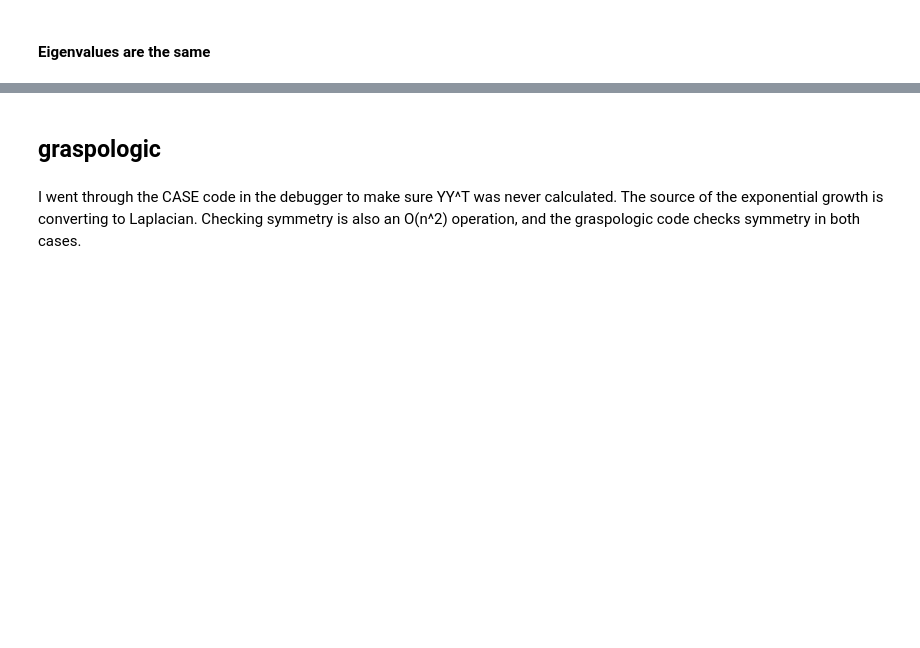
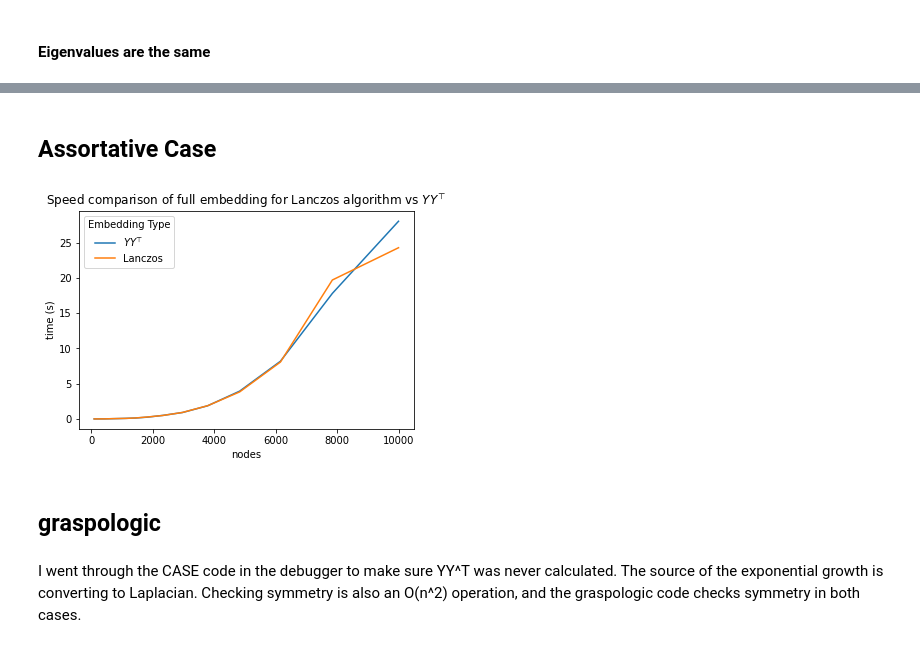
Before and after one commit to loftusa/graspy-personal, a Jupyter notebook: notebooks/LinearOperating_timetest.ipynb, the cells around one changed output, grey strips where cells are left out. Saved outputs shown, nothing was run; the diff lists cells and outputs as text; code cells hidden in the pictures; blank space fills up the shorter version.

```diff
--- a/notebooks/LinearOperating_timetest.ipynb
+++ b/notebooks/LinearOperating_timetest.ipynb
@@ -133,3 +135,45 @@ print(D_)
+# %% [markdown]
+## Assortative Case
+# %%
+def _matvec(L, Y):
+    mv = lambda v: L@v + Y@(Y.T@v)
+    return mv
+
+slows = {}
+fasts = {}
+for n in nodes:
+    A, Y = gen_network(n)
+
+    # calculating Y@Y.T
+    start = time()
+    L = to_laplacian(A, form="R-DAD")
+    L_ = L + Y@Y.T
+    D, U = eigsh(L_, k=2)
+    slows[n] = time() - start
+
+    # as LinearOperator
+    start = time()
+    L = to_laplacian(A, form="R-DAD")
+    L_ = LinearOperator((n, n), matvec=_matvec(L, Y))
+    D_, U_ = eigsh(L_, k=2)
+    fasts[n] = time() - start
+# %%
+times = slows.copy()
+df = pd.DataFrame(times.values(), index=times.keys(), columns=["Slow"])
+df.reset_index(inplace=True)
+
+df["Fast"] = fasts.values()
+melted = pd.melt(df, id_vars="index")
+melted.rename(columns={"index": "nodes", "variable": "Embedding Type", "value": "time (s)"},
+              inplace=True)
+melted.head()
+melted["Embedding Type"].replace({"Slow": r"$YY^\top$", "Fast": "Lanczos"}, inplace=True)
+ax = sns.lineplot(data=melted, x="nodes", y="time (s)", hue="Embedding Type")
+ax.set(title=r"Speed comparison of full embedding for Lanczos algorithm vs $YY^\top$")
+
+plt.savefig("../figs/full_embedding_speed_assortative.png", bbox_inches="tight")
+# %% [output]
+[figure, added]
 # %% [markdown]
 ## graspologic
 # %% [markdown]
```
Also changed, not shown: parts of 15 cells of this notebook, 9 other files.
